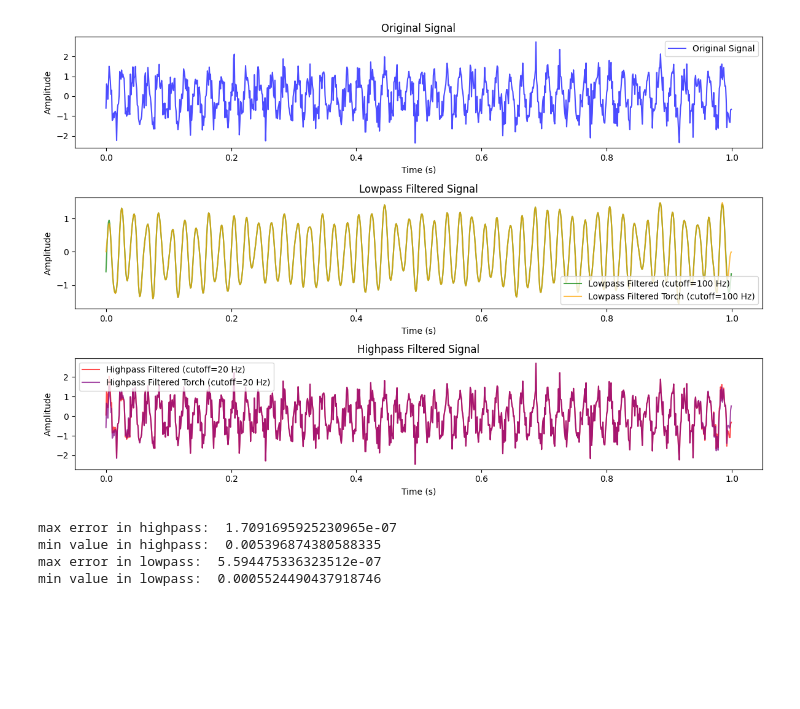
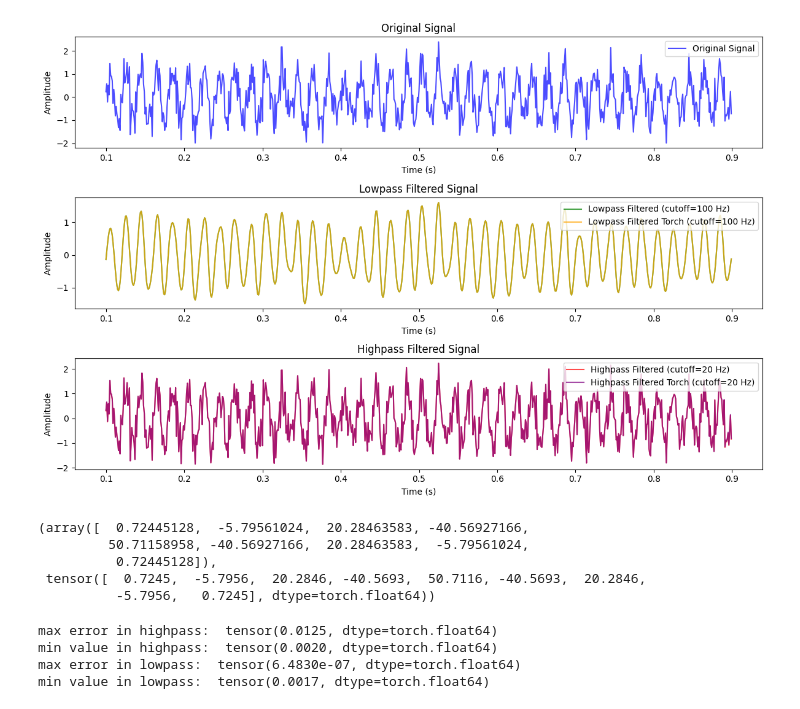
Before and after one commit to ravioli1369/butterworth, a Jupyter notebook: butterworth.ipynb, the cells around one changed output. Cells and saved outputs as stored; diff of their text form; code cells hidden in the pictures; blank space fills up the shorter version.

```diff
--- a/butterworth.ipynb
+++ b/butterworth.ipynb
@@ -326,7 +326,7 @@ combined_signal = signal + noise
 
 low_cutoff = 100
 high_cutoff = 20
-order = 4
+order = 8
 
 
 lowpass_filtered, b_lp, a_lp = butter_filter(
@@ -351,6 +351,14 @@ highpass_filtered_torch, b_hp_torch, a_hp_torch = butter_filter_torch(
     order,
     btype="high",
 )
+
+t = t[100:-100]
+combined_signal = combined_signal[100:-100]
+lowpass_filtered = lowpass_filtered[100:-100]
+lowpass_filtered_torch = lowpass_filtered_torch[:, 100:-100]
+highpass_filtered = highpass_filtered[100:-100]
+highpass_filtered_torch = highpass_filtered_torch[:, 100:-100]
+
 
 plt.figure(figsize=(12, 8))
 
@@ -378,47 +386,55 @@ plt.plot(
 )
 plt.title("Lowpass Filtered Signal")
 plt.xlabel("Time (s)")
 plt.ylabel("Amplitude")
 plt.legend()
 
 
 plt.subplot(3, 1, 3)
 plt.plot(
     t,
     highpass_filtered,
     label=f"Highpass Filtered (cutoff={high_cutoff} Hz)",
     color="red",
     alpha=0.7,
 )
 plt.plot(
     t,
     highpass_filtered_torch[0],
     label=f"Highpass Filtered Torch (cutoff={high_cutoff} Hz)",
     color="purple",
     alpha=0.7,
 )
 plt.title("Highpass Filtered Signal")
 plt.xlabel("Time (s)")
 plt.ylabel("Amplitude")
 plt.legend()
 
 plt.tight_layout()
 plt.show()
 # %% [output]
-[figure, old version]
+[figure, new version]
+# %%
+b_hp, b_hp_torch
+# %% [output]
+(array([  0.72445128,  -5.79561024,  20.28463583, -40.56927166,
+         50.71158958, -40.56927166,  20.28463583,  -5.79561024,
+          0.72445128]),
+ tensor([  0.7245,  -5.7956,  20.2846, -40.5693,  50.7116, -40.5693,  20.2846,
+          -5.7956,   0.7245], dtype=torch.float64))
 # %%
 print(
     "max error in highpass: ",
-    np.abs(highpass_filtered_torch[0].real - highpass_filtered).max(),
+    np.abs(highpass_filtered_torch[0] - highpass_filtered).max(),
 )
-print("min value in highpass: ", np.abs(highpass_filtered_torch[0].real).min())
+print("min value in highpass: ", np.abs(highpass_filtered_torch[0]).min())
 print(
     "max error in lowpass: ",
-    np.abs(lowpass_filtered_torch[0].real - lowpass_filtered).max(),
+    np.abs(lowpass_filtered_torch[0] - lowpass_filtered).max(),
 )
-print("min value in lowpass: ", np.abs(lowpass_filtered_torch[0].real).min())
+print("min value in lowpass: ", np.abs(lowpass_filtered_torch[0]).min())
 # %% [output]
-max error in highpass:  1.7091695925230965e-07
-min value in highpass:  0.005396874380588335
-max error in lowpass:  5.594475336323512e-07
-min value in lowpass:  0.0005524490437918746
+max error in highpass:  tensor(0.0125, dtype=torch.float64)
+min value in highpass:  tensor(0.0020, dtype=torch.float64)
+max error in lowpass:  tensor(6.4830e-07, dtype=torch.float64)
+min value in lowpass:  tensor(0.0017, dtype=torch.float64)
```
